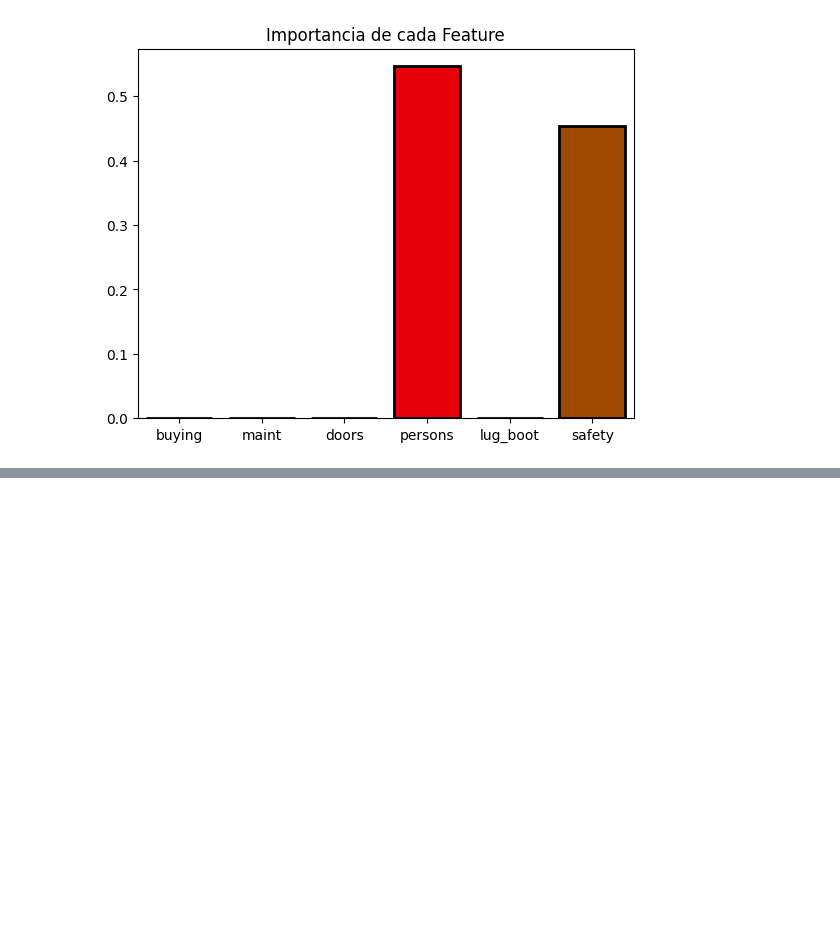
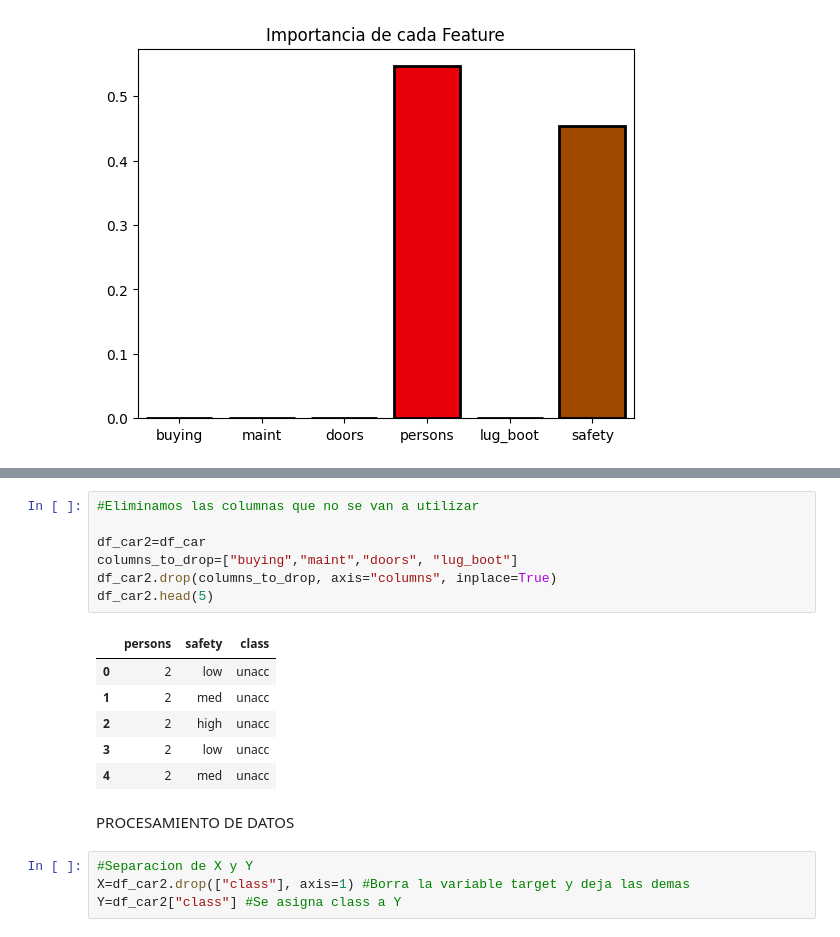
Before and after one commit to dparedes616/Tree-and-RF, a Jupyter notebook: Arbol_Proyecto_Carrros.ipynb, the cells around one changed output, grey strips where cells are left out. Drawn from its saved outputs; the diff is of its cells as text; blank space fills up the shorter version.

```diff
--- a/Arbol_Proyecto_Carrros.ipynb
+++ b/Arbol_Proyecto_Carrros.ipynb
@@ -213,0 +227,20 @@ plt.show()
+# %%
+#Eliminamos las columnas que no se van a utilizar
+
+df_car2=df_car
+columns_to_drop=["buying","maint","doors", "lug_boot"]
+df_car2.drop(columns_to_drop, axis="columns", inplace=True)
+df_car2.head(5)
+# %% [output]
+|  | persons | safety | class |
+| 0 | 2 | low | unacc |
+| 1 | 2 | med | unacc |
+| 2 | 2 | high | unacc |
+| 3 | 2 | low | unacc |
+| 4 | 2 | med | unacc |
+# %% [markdown]
+PROCESAMIENTO DE DATOS
+# %%
+#Separacion de X y Y
+X=df_car2.drop(["class"], axis=1) #Borra la variable target y deja las demas
+Y=df_car2["class"] #Se asigna class a Y
```
Also changed, not shown: parts of 12 cells of this notebook.
